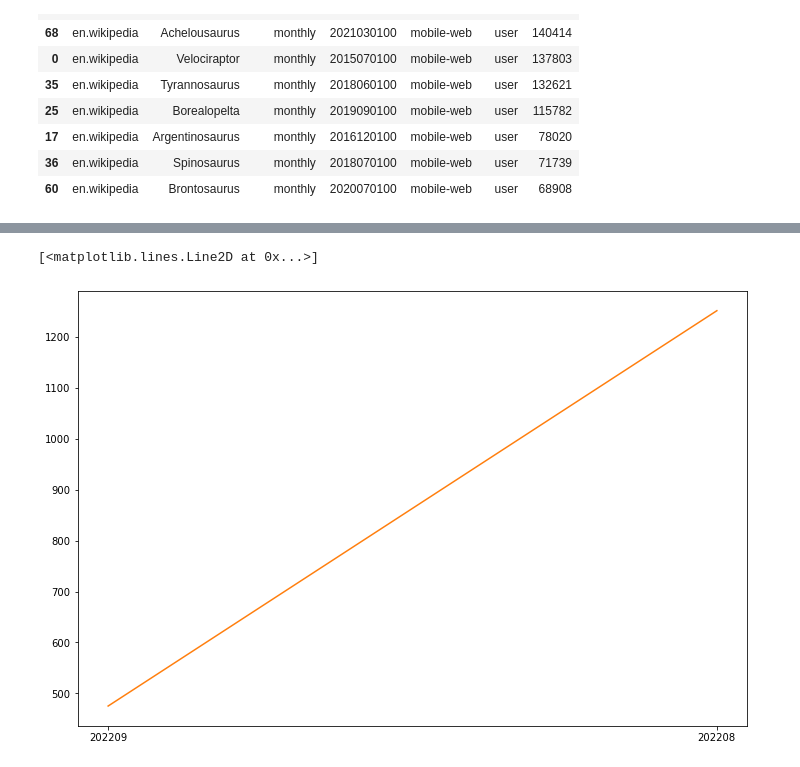
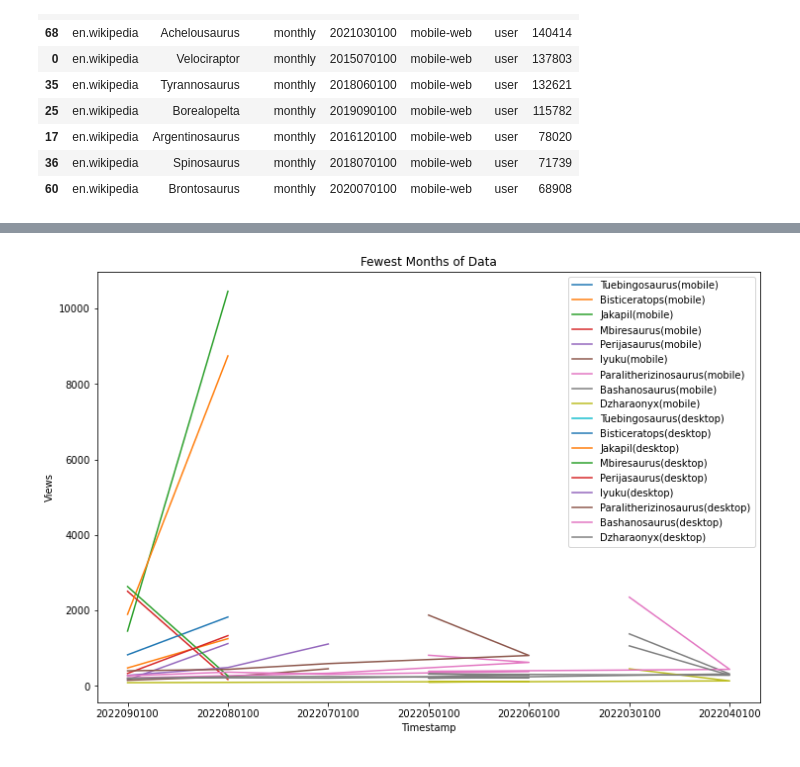
Before and after one commit to 98yangjames/DATA-512, a Jupyter notebook: Hw1/Homework1_Data512.ipynb, the cells around one changed output, grey strips where cells are left out. Saved outputs shown, nothing was run; the diff lists cells and outputs as text; code cells hidden in the pictures.

```diff
--- a/Hw1/Homework1_Data512.ipynb
+++ b/Hw1/Homework1_Data512.ipynb
@@ -449,40 +452,35 @@ def fewest_months(df):
 
 def plot_fewest_months():
     mobile_d = fewest_months(df_mobile)
     desktop_d = fewest_months(df_desk)
 
     temp_m = []
     temp_d = []
     for dino in mobile_d:
         temp_m.append(dino[0])
 
     for dino in desktop_d:
         temp_d.append(dino[0])
 
     for dino in temp_m:
         temp_df = df_mobile[df_mobile['article'] == dino]
         temp_df = temp_df.sort_values('timestamp', ascending=True)
         temp_df = temp_df.drop_duplicates('timestamp')
 
         plt.plot(temp_df['timestamp'], temp_df['views'], label = dino + "(mobile)")
 
     for dino in temp_d:
         temp_df = df_desk[df_desk['article'] == dino]
         temp_df = temp_df.sort_values('timestamp', ascending=True)
         temp_df = temp_df.drop_duplicates('timestamp')
 
 
         plt.plot(temp_df['timestamp'], temp_df['views'], label = dino + "(desktop)")
-
+    plt.title('Fewest Months of Data')
+    plt.xlabel('Timestamp')
+    plt.ylabel('Views')
     plt.legend()
     plt.show()
-# plot_fewest_months()
-mobile_d = fewest_months(df_mobile)
-desktop_d = fewest_months(df_desk)
-# fewest_months(df_mobile)
-mobile_d
-add_plot(df_mobile, 'Tuebingosaurus', label = 'Tuebingosaurus' + "(mobile)")
-add_plot(df_mobile, 'Bisticeratops', label = 'Bisticeratops' + "(mobile)")
+plot_fewest_months()
 # %% [output]
-[<matplotlib.lines.Line2D at 0x...>]
-[figure, old version]
+[figure, new version]
```
Also changed, not shown: parts of 5 cells of this notebook, 9 other files.
